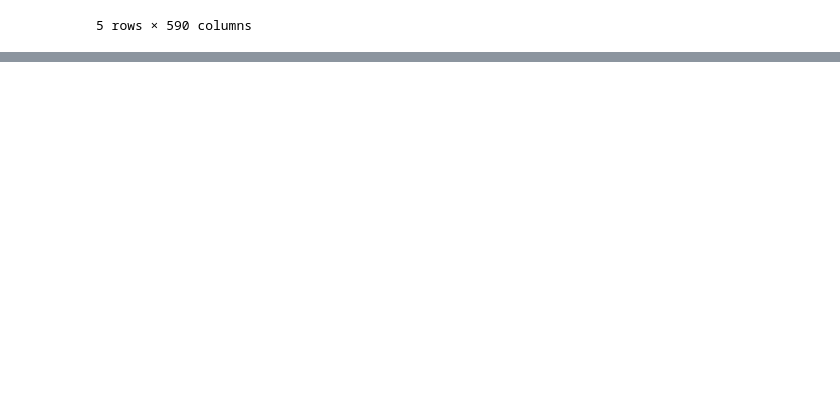
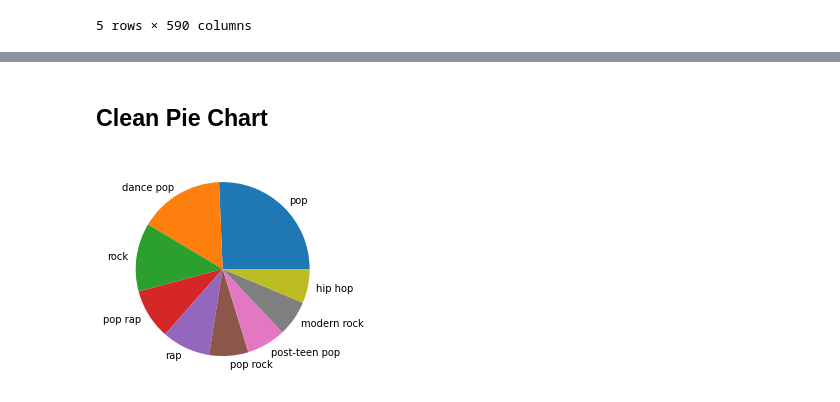
Before and after one commit to DuncanCarlmark/SpotifySummer2020, a Jupyter notebook: Genre Analysis.ipynb, the cells around one changed output, grey strips where cells are left out. Saved outputs shown, nothing was run; the diff lists cells and outputs as text; code cells hidden in the pictures; blank space fills up the shorter version.

Commit message:
Genre Update

```diff
--- a/Genre Analysis.ipynb
+++ b/Genre Analysis.ipynb
@@ -267,3 +257,5 @@ for genre in genres:
     genreTotals.append(sum(df[df[genre] == 1]['msPlayed']))
 # %%
 topGenres = pd.DataFrame({'genres':genres, 'totalPlay':genreTotals})
+topGenres = topGenres.sort_values(by = 'totalPlay', ascending=False).reset_index(drop='True')
+topGenres.head(10)
@@ -284,0 +276,4 @@ topGenres = pd.DataFrame({'genres':genres, 'totalPlay':genreTotals})
+# %%
+pieGenres = topGenres.copy()
+pieGenres['totalPlay'] = pieGenres['totalPlay']/sum(topGenres['totalPlay'])
+pieGenres
@@ -284,0 +294,13 @@ topGenres = pd.DataFrame({'genres':genres, 'totalPlay':genreTotals})
+# %% [markdown]
+## Clean Pie Chart
+# %%
+labels = pieGenres['genres'][:9]
+sizes = pieGenres['totalPlay'][:9]
+
+fig1, ax1 = plt.subplots()
+
+ax1.pie(sizes, labels=labels, normalize=True)
+
+plt.show()
+# %% [output]
+[figure, added]
```
Also changed, not shown: parts of 12 cells of this notebook, 28 other files.
